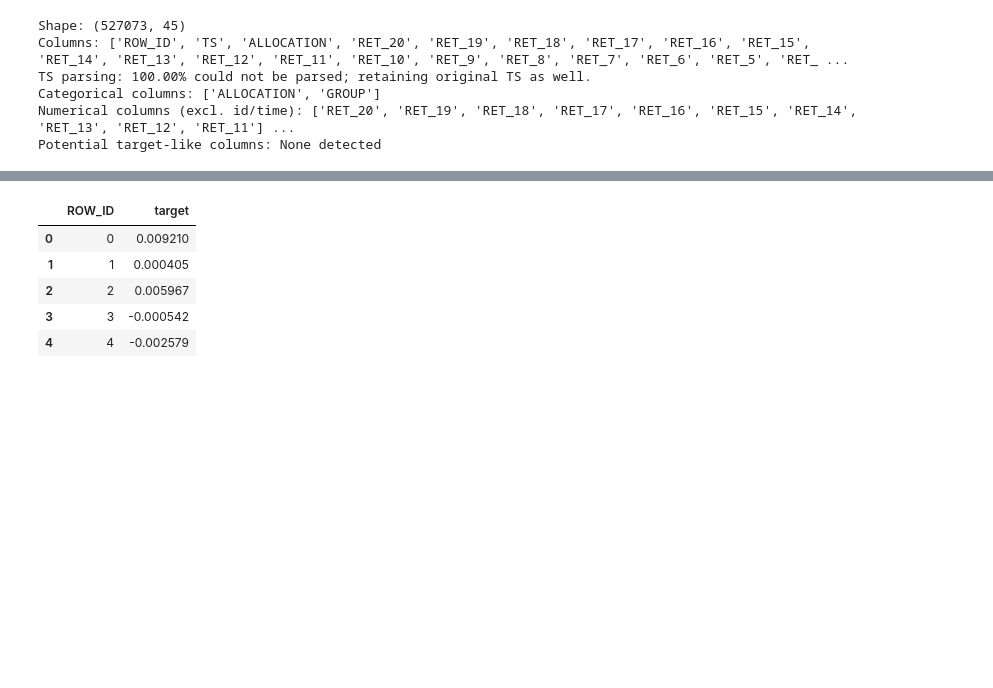
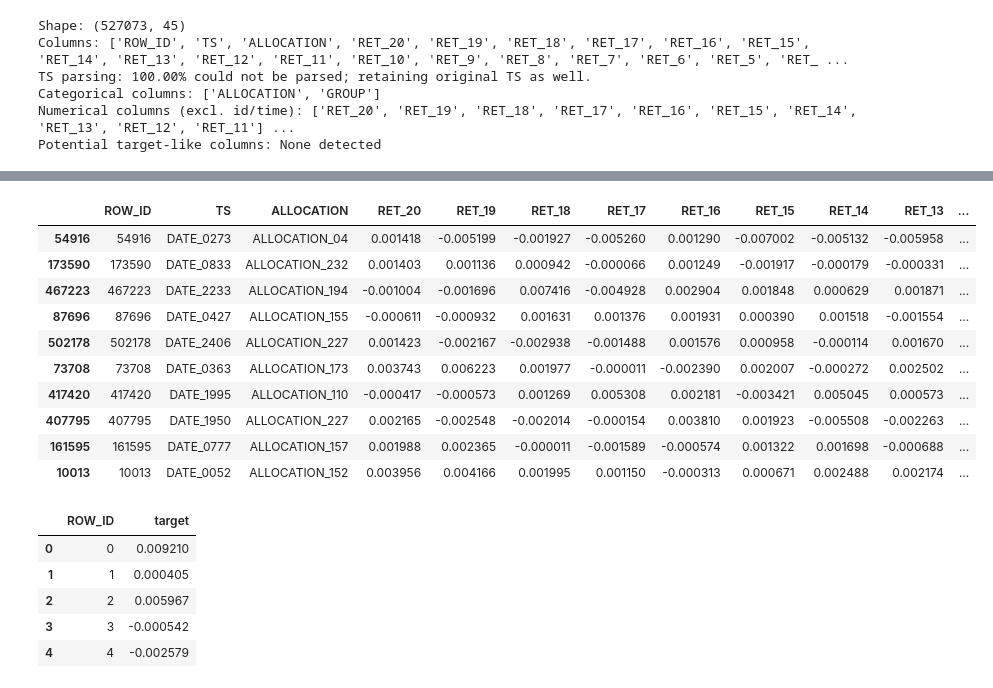
Before and after one commit to Martinoor/QRT-ENS-Data-Challenge, a Jupyter notebook: EDA.ipynb, the cells around one changed output, grey strips where cells are left out. Cells and saved outputs as stored; diff of their text form; code cells hidden in the pictures; blank space fills up the shorter version.

```diff
--- a/EDA.ipynb
+++ b/EDA.ipynb
@@ -53,3 +134,17 @@ df.head()
+# %%
+df.sample(10, random_state=RANDOM_STATE)
+# %% [output]
+|  | ROW_ID | TS | ALLOCATION | RET_20 | RET_19 | RET_18 | RET_17 | RET_16 | RET_15 | RET_14 | RET_13 | ... |
+| 54916 | 54916 | DATE_0273 | ALLOCATION_04 | 0.001418 | -0.005199 | -0.001927 | -0.005260 | 0.001290 | -0.007002 | -0.005132 | -0.005958 | ... |
+| 173590 | 173590 | DATE_0833 | ALLOCATION_232 | 0.001403 | 0.001136 | 0.000942 | -0.000066 | 0.001249 | -0.001917 | -0.000179 | -0.000331 | ... |
+| 467223 | 467223 | DATE_2233 | ALLOCATION_194 | -0.001004 | -0.001696 | 0.007416 | -0.004928 | 0.002904 | 0.001848 | 0.000629 | 0.001871 | ... |
+| 87696 | 87696 | DATE_0427 | ALLOCATION_155 | -0.000611 | -0.000932 | 0.001631 | 0.001376 | 0.001931 | 0.000390 | 0.001518 | -0.001554 | ... |
+| 502178 | 502178 | DATE_2406 | ALLOCATION_227 | 0.001423 | -0.002167 | -0.002938 | -0.001488 | 0.001576 | 0.000958 | -0.000114 | 0.001670 | ... |
+| 73708 | 73708 | DATE_0363 | ALLOCATION_173 | 0.003743 | 0.006223 | 0.001977 | -0.000011 | -0.002390 | 0.002007 | -0.000272 | 0.002502 | ... |
+| 417420 | 417420 | DATE_1995 | ALLOCATION_110 | -0.000417 | -0.000573 | 0.001269 | 0.005308 | 0.002181 | -0.003421 | 0.005045 | 0.000573 | ... |
+| 407795 | 407795 | DATE_1950 | ALLOCATION_227 | 0.002165 | -0.002548 | -0.002014 | -0.000154 | 0.003810 | 0.001923 | -0.005508 | -0.002263 | ... |
+| 161595 | 161595 | DATE_0777 | ALLOCATION_157 | 0.001988 | 0.002365 | -0.000011 | -0.001589 | -0.000574 | 0.001322 | 0.001698 | -0.000688 | ... |
+| 10013 | 10013 | DATE_0052 | ALLOCATION_152 | 0.003956 | 0.004166 | 0.001995 | 0.001150 | -0.000313 | 0.000671 | 0.002488 | 0.002174 | ... |
 # %%
 y = pd.read_csv('data/y_train.csv')
 y.head()
```
Also changed, not shown: parts of 6 cells of this notebook, 3 other files.
